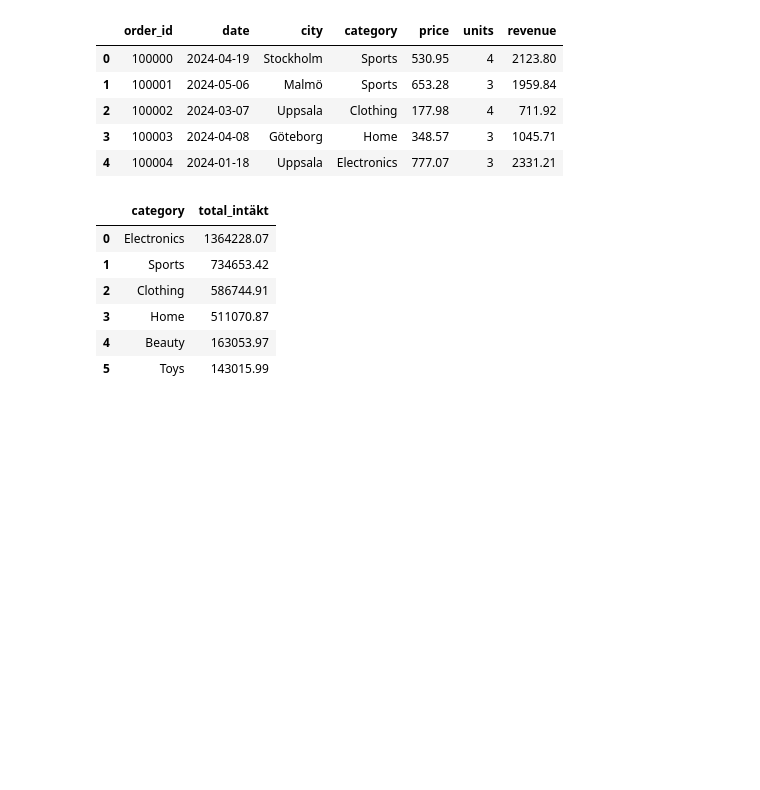
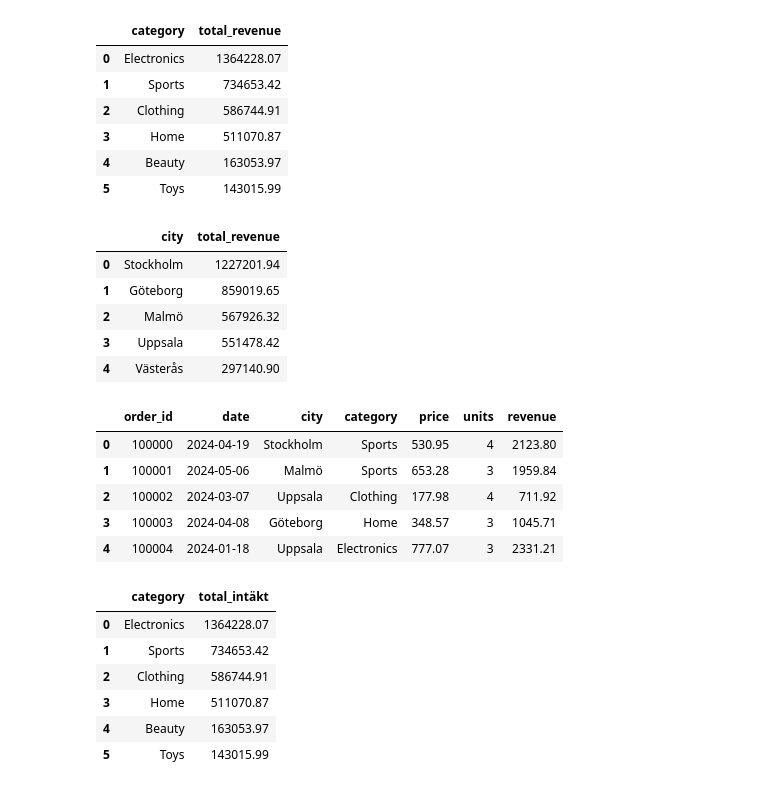
Before and after one commit to idaebeling/ecommerce-team2, a Jupyter notebook: notebooks/graphs.ipynb, the cells around one changed output. Drawn from its saved outputs; the diff is of its cells as text; code cells hidden in the pictures; blank space fills up the shorter version.

Commit message:
Uppdaters metrics.py, viz.py, graphs.jpynb

```diff
--- a/notebooks/graphs.ipynb
+++ b/notebooks/graphs.ipynb
@@ -13,6 +13,15 @@ if str(project_root) not in sys.path:
 
 print("Project folder:", project_root)
 print("src folder exists:", (project_root / "src").is_dir())
+
+
+from src.io_utils import load_sales_data
+
+file_path = project_root / "data" / "ecommerce_sales.csv"
+df = load_sales_data(file_path)
+
+print("Data shape:", df.shape)
+display(df.head())
 # %% [output]
 Project folder: d:\Data Scientist\ExamUppgift\ecommerce-team2\ecommerce-team2
 src folder exists: True
@@ -19,3 +35,25 @@ src folder exists: True
+# %%
+from src.metrics import revenue_by_group
+
+# Intäkt per produktkategori
+display(revenue_by_group(df, "category"))
+
+# Intäkt per stad
+display(revenue_by_group(df, "city"))
+# %% [output]
+|  | category | total_revenue |
+| 0 | Electronics | 1364228.07 |
+| 1 | Sports | 734653.42 |
+| 2 | Clothing | 586744.91 |
+| 3 | Home | 511070.87 |
+| 4 | Beauty | 163053.97 |
+| 5 | Toys | 143015.99 |
+|  | city | total_revenue |
+| 0 | Stockholm | 1227201.94 |
+| 1 | Göteborg | 859019.65 |
+| 2 | Malmö | 567926.32 |
+| 3 | Uppsala | 551478.42 |
+| 4 | Västerås | 297140.90 |
 # %%
 from src.io_utils import load_sales_data
 
```
Also changed, not shown: parts of 1 cell of this notebook, 1 other file.
